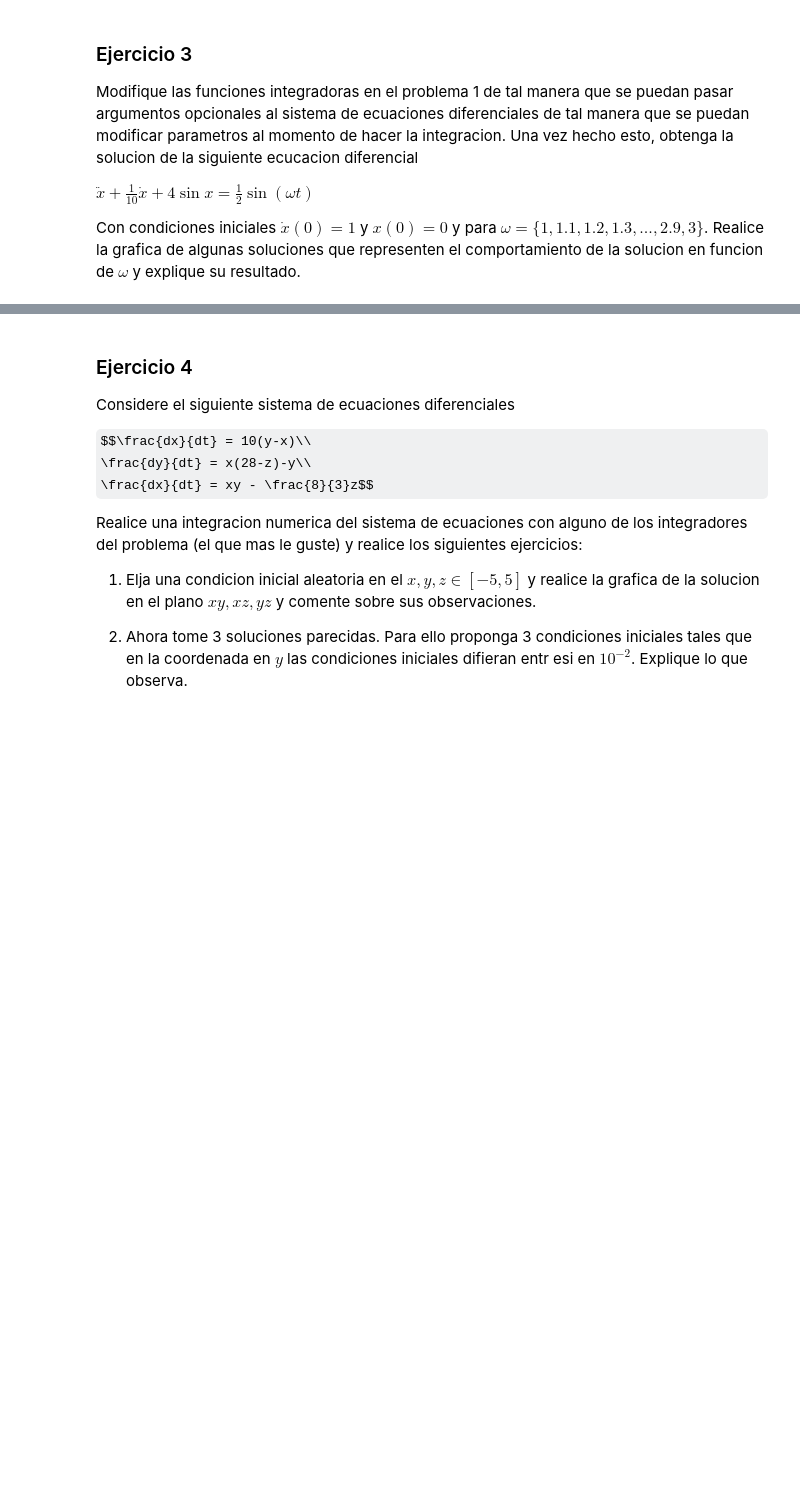
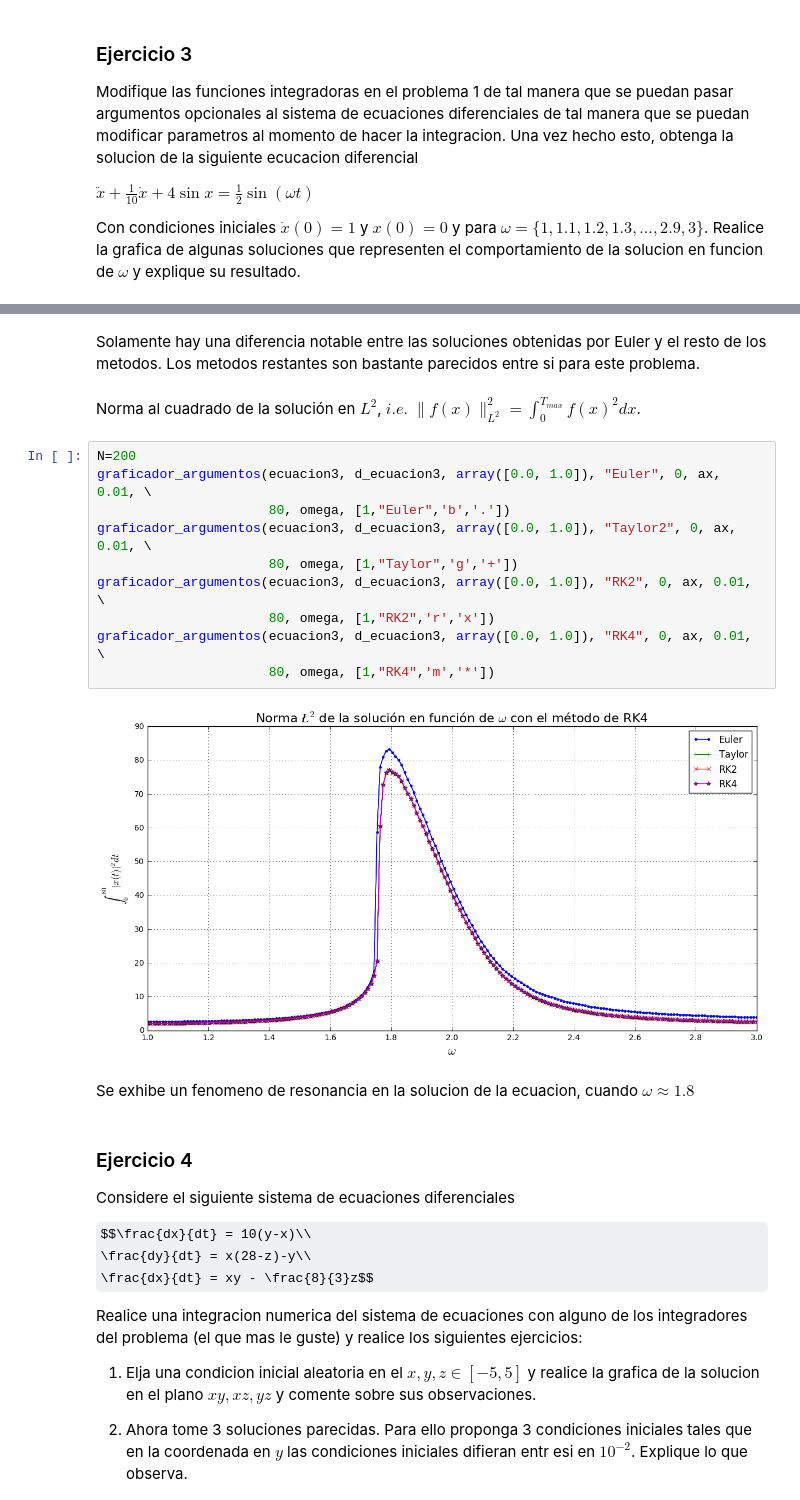
Before and after one commit to ignacio-vc/fcomp, a Jupyter notebook: tareas/tarea1.ipynb, the cells around one changed output, grey strips where cells are left out. Drawn from its saved outputs; the diff is of its cells as text; some formulas as TeX source; blank space fills up the shorter version.

```diff
--- a/tareas/tarea1.ipynb
+++ b/tareas/tarea1.ipynb
@@ -238,3 +317,21 @@ def d_ecuacion3(y, t, args):
+# %% [markdown]
+Solamente hay una diferencia notable entre las soluciones obtenidas por Euler y el resto de los metodos. Los metodos restantes son bastante parecidos entre si para este problema.
+# %% [markdown]
+Norma al cuadrado de la solución en $L^2$, $\textit{i.e.}$ $\|f(x)\|^2_{L^2} = \int_0^{T_{max}} f(x)^2 dx$.
+# %%
+N=200
+graficador_argumentos(ecuacion3, d_ecuacion3, array([0.0, 1.0]), "Euler", 0, ax, 0.01, \
+                      80, omega, [1,"Euler",'b','.'])
+graficador_argumentos(ecuacion3, d_ecuacion3, array([0.0, 1.0]), "Taylor2", 0, ax, 0.01, \
+                      80, omega, [1,"Taylor",'g','+'])
+graficador_argumentos(ecuacion3, d_ecuacion3, array([0.0, 1.0]), "RK2", 0, ax, 0.01, \
+                      80, omega, [1,"RK2",'r','x'])
+graficador_argumentos(ecuacion3, d_ecuacion3, array([0.0, 1.0]), "RK4", 0, ax, 0.01, \
+                      80, omega, [1,"RK4",'m','*'])
+# %% [output]
+[figure, added]
+# %% [markdown]
+Se exhibe un fenomeno de resonancia en la solucion de la ecuacion, cuando $\omega \approx 1.8$
 # %% [markdown]
 ### Ejercicio 4
 Considere el siguiente sistema de ecuaciones diferenciales
```
Also changed, not shown: parts of 30 cells of this notebook.
